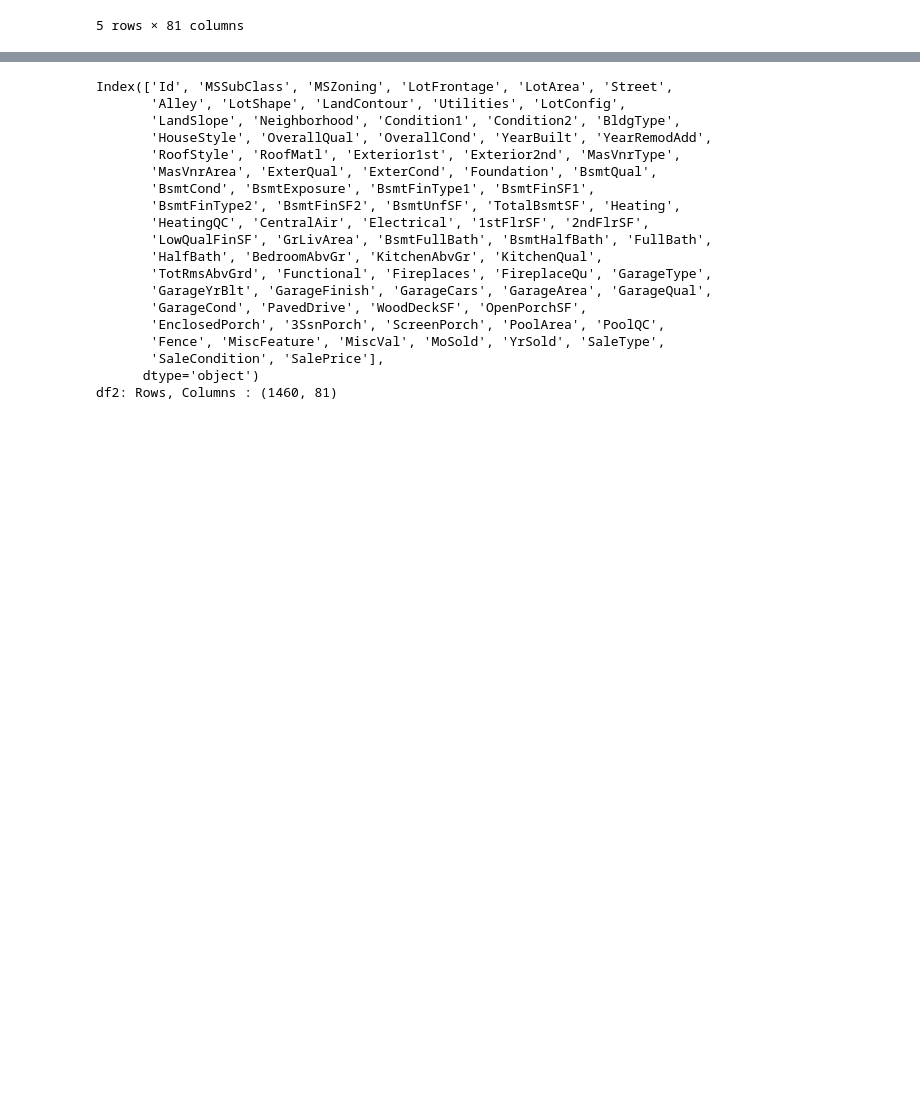
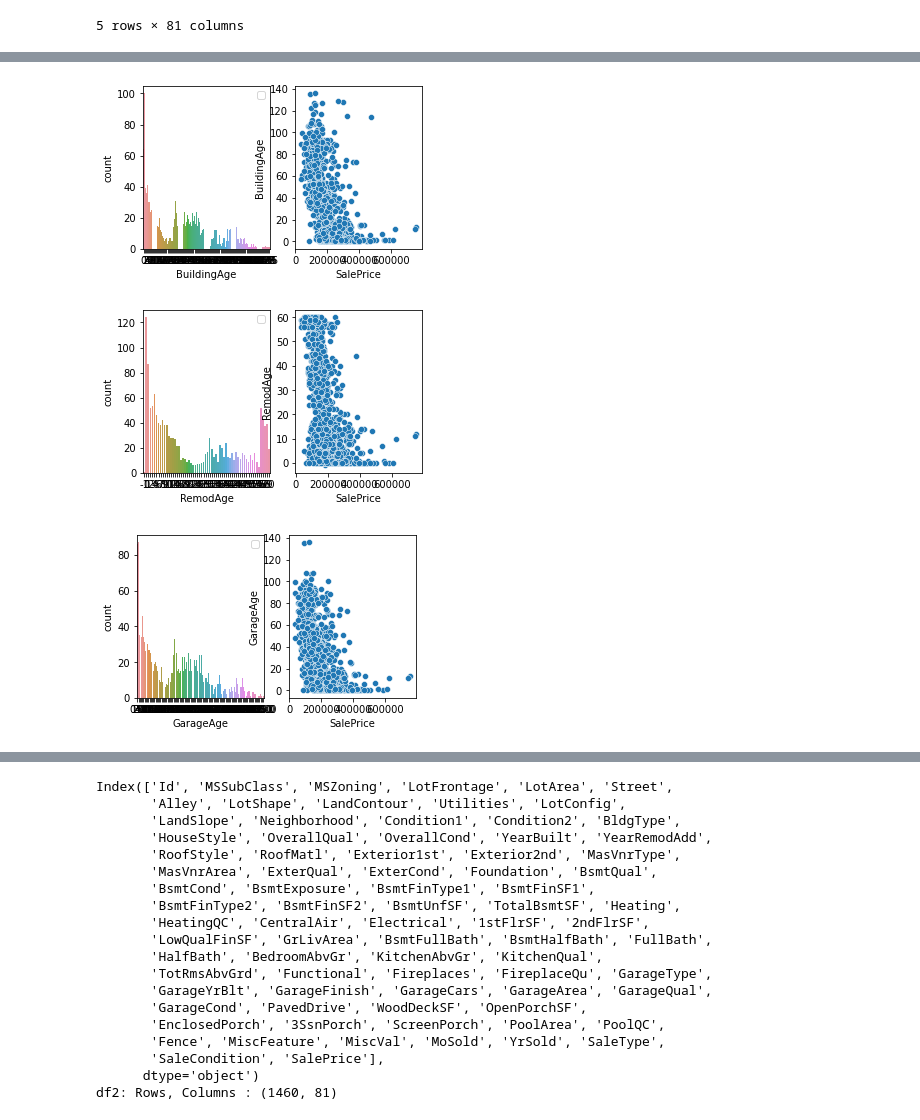
Before and after one commit to pravirpolly/House-Prices, a Jupyter notebook: data.ipynb, the cells around one changed output, grey strips where cells are left out. Drawn from its saved outputs; the diff is of its cells as text; code cells hidden in the pictures; blank space fills up the shorter version.

```diff
--- a/data.ipynb
+++ b/data.ipynb
@@ -436,0 +514,13 @@ df2.head()
+# %%
+columns_string_1 = ['BuildingAge', 'RemodAge', 'GarageAge']
+for string in columns_string_1:
+    plt.figure(figsize=(5,3))
+    plt.subplot(1,2,1)
+    plt.legend([string, 'SalePrice'])
+    sns.countplot(df3[string])
+    plt.subplot(1,2,2)
+    sns.scatterplot(x='SalePrice', y=string, data=df3)
+# %% [output]
+[figure, added]
+[figure, added]
+[figure, added]
```
Also changed, not shown: parts of 24 cells of this notebook.
